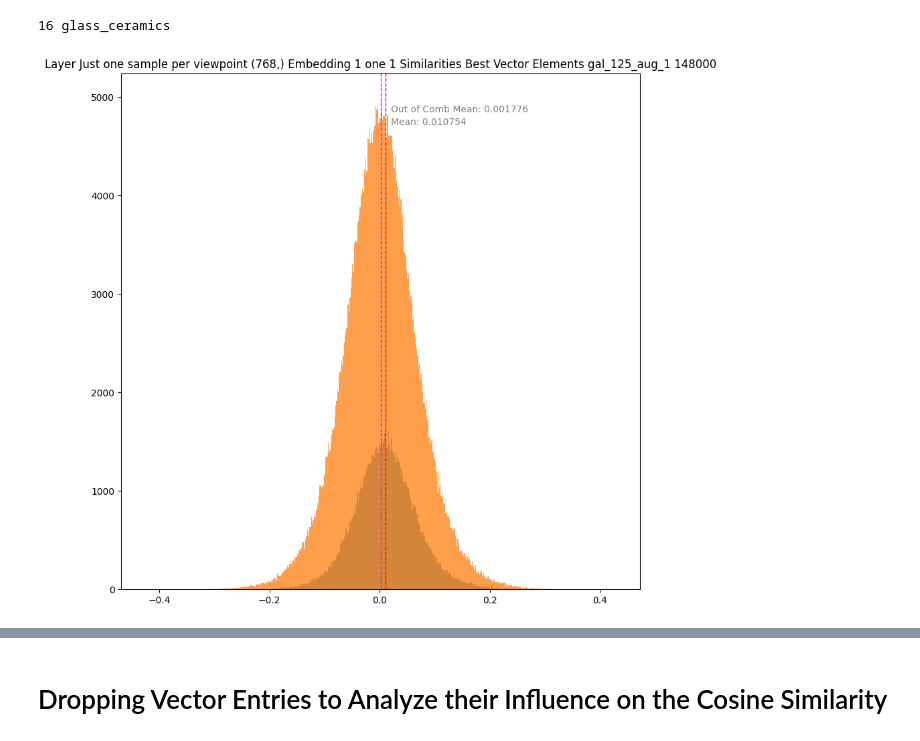
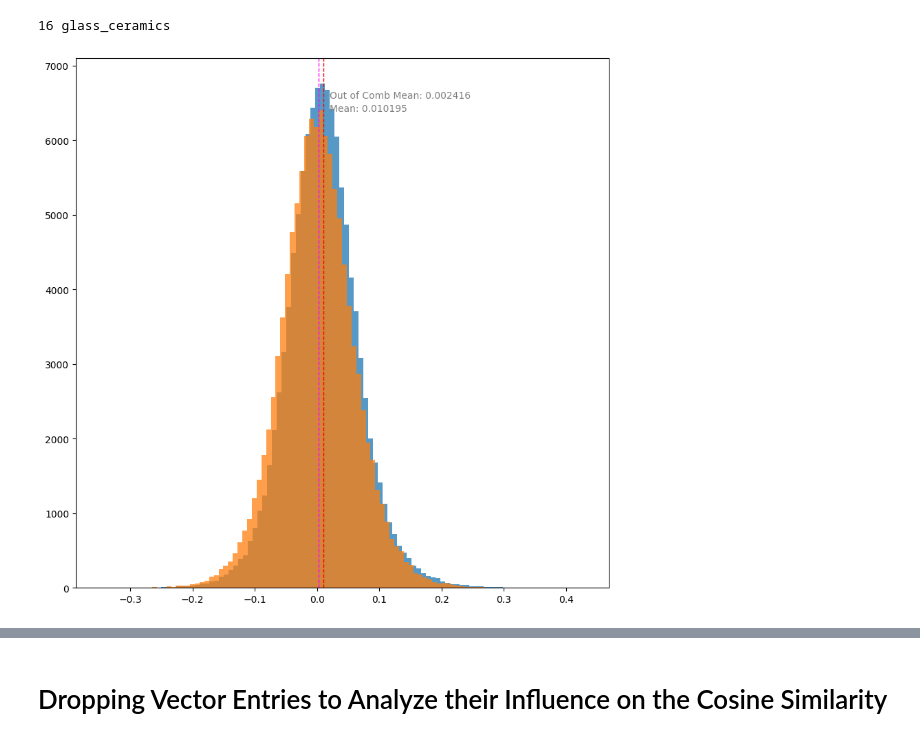
Before and after one commit to LukasBeckers/masterthesis-jappat, a Jupyter notebook: Similar_F-Terms.ipynb, the cells around one changed output, grey strips where cells are left out. Drawn from its saved outputs; the diff is of its cells as text; code cells hidden in the pictures.

```diff
--- a/Similar_F-Terms.ipynb
+++ b/Similar_F-Terms.ipynb
@@ -620,28 +635,28 @@ for i, (key, combination_dict) in enumerate(in_combination_comparisons.items()):
 # %%
 layer_n = f'Just one sample per viewpoint {vectors_a[0].shape}'
 # Plotting all out of comb similarities vs all in comb similarities (combined)
 all_in_comb = []
 all_out_comb = []
 for comb_dict in in_combination_comparisons.values():
     all_in_comb.extend(comb_dict['Cosine Similarities'])
     all_out_comb.extend(comb_dict['Out of Comb Simis'])
 
 all_in_comb = np.array(all_in_comb)
 all_out_comb = np.array(all_out_comb)
 mean_in = np.mean(all_in_comb)
 mean_out = np.mean(all_out_comb)
 
 fig, axs = plt.subplots(nrows=1, ncols=1, figsize=[10, 10])
 
 
-axs.hist(all_in_comb, bins=500, alpha=0.75)
-axs.hist(all_out_comb, bins=500, alpha=0.75)
+axs.hist(all_in_comb, bins=100, alpha=0.75)
+axs.hist(all_out_comb[-len(all_in_comb):], bins=100, alpha=0.75)
 axs.axvline(mean_in , color='red', linestyle='dashed', linewidth=1)
 axs.axvline(mean_out, color='magenta', linestyle='dashed', linewidth=1)
 axs.text(mean_in + 0.01, axs.get_ylim()[1] * 0.9, f'Mean: {mean_in:.6f}', color='grey')
 axs.text(mean_in + 0.01, axs.get_ylim()[1] * 0.925, f'Out of Comb Mean: {mean_out:.6f}', color='grey')
-axs.set_title(f'Layer {layer_n} Embedding 1 one 1 Similarities Best Vector Elements {model_name} {checkpoint}')
+#axs.set_title(f'Layer {layer_n} Embedding 1 one 1 Similarities Best Vector Elements {model_name} {checkpoint}')
 plt.show()
-fig.savefig(f'{model_folder}/{layer_n} Output Embeddings Similarities {model_name} {checkpoint}')
+fig.savefig(f'hist.png')
 # %% [output]
-[figure, old version]
+[figure, new version]
```
Also changed, not shown: parts of 12 cells of this notebook, 39 other files.
